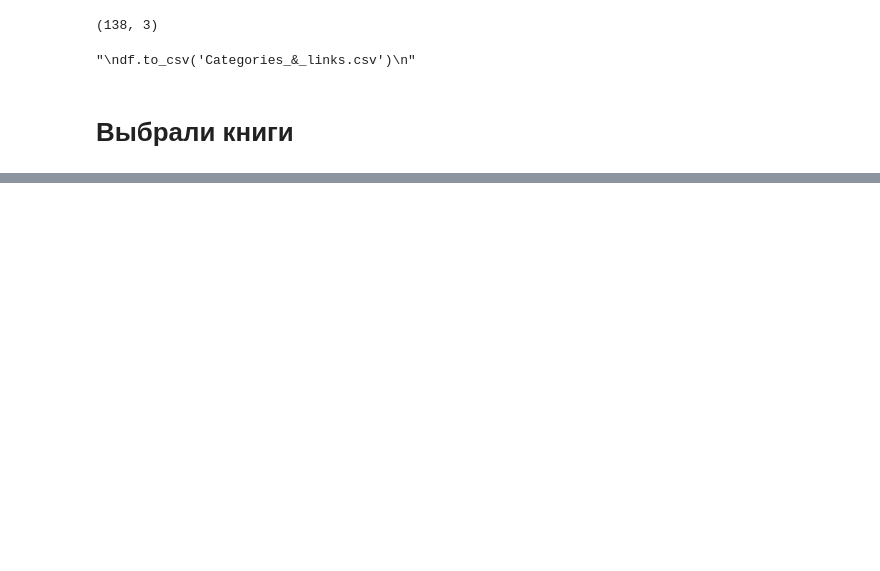
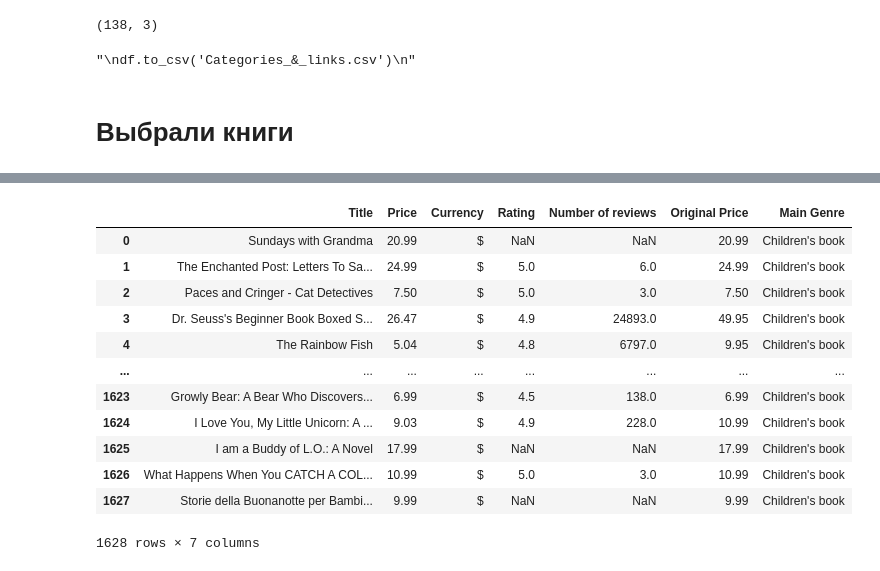
Before and after one commit to MAYBEVI4ER/GP_2, a Jupyter notebook: GP 2 - Scraping & API.ipynb, the cells around one changed output, grey strips where cells are left out. Drawn from its saved outputs; the diff is of its cells as text; code cells hidden in the pictures; blank space fills up the shorter version.

```diff
--- a/GP 2 - Scraping & API.ipynb
+++ b/GP 2 - Scraping & API.ipynb
@@ -423,9 +406,0 @@ driver.get(url)
-# %%
-html = driver.page_source
-
-soup = BeautifulSoup(html, 'html.parser')
-
-df_ = pd.DataFrame({'Category': [], 'Subcategory': [], 'Link': []})
-
-for i in soup.find_all("a", {'class': "a-link-normal s-no-outline"}):
-    print(i.text)
@@ -431,0 +411,24 @@ for i in soup.find_all("a", {'class': "a-link-normal s-no-outline"}):
+# %%
+clickable = driver.find_element(By.ID, 'twotabsearchtextbox')
+flag = True
+
+time.sleep(3)
+
+ActionChains(driver) \
+    .click(clickable) \
+    .perform()
+
+time.sleep(1)
+
+ActionChains(driver)\
+            .send_keys("Children's Books")\
+            .perform()
+
+time.sleep(1)
+
+clickable = driver.find_element(By.ID, 'nav-search-submit-button')
+ActionChains(driver) \
+    .click(clickable) \
+    .perform()
+# %%
+data = pd.DataFrame({'Title': [], 'Price': [], 'Currency':[], 'Rating': [], 'Number of reviews': [], 'Original Price': [], 'Main Genre': []})
@@ -431,0 +499,16 @@ for i in soup.find_all("a", {'class': "a-link-normal s-no-outline"}):
+# %%
+data
+# %% [output]
+|  | Title | Price | Currency | Rating | Number of reviews | Original Price | Main Genre |
+| 0 | Sundays with Grandma | 20.99 | $ | NaN | NaN | 20.99 | Children's book |
+| 1 | The Enchanted Post: Letters To Sa... | 24.99 | $ | 5.0 | 6.0 | 24.99 | Children's book |
+| 2 | Paces and Cringer - Cat Detectives | 7.50 | $ | 5.0 | 3.0 | 7.50 | Children's book |
+| 3 | Dr. Seuss's Beginner Book Boxed S... | 26.47 | $ | 4.9 | 24893.0 | 49.95 | Children's book |
+| 4 | The Rainbow Fish | 5.04 | $ | 4.8 | 6797.0 | 9.95 | Children's book |
+| ... | ... | ... | ... | ... | ... | ... | ... |
+| 1623 | Growly Bear: A Bear Who Discovers... | 6.99 | $ | 4.5 | 138.0 | 6.99 | Children's book |
+| 1624 | I Love You, My Little Unicorn: A ... | 9.03 | $ | 4.9 | 228.0 | 10.99 | Children's book |
+| 1625 | I am a Buddy of L.O.: A Novel | 17.99 | $ | NaN | NaN | 17.99 | Children's book |
+| 1626 | What Happens When You CATCH A COL... | 10.99 | $ | 5.0 | 3.0 | 10.99 | Children's book |
+| 1627 | Storie della Buonanotte per Bambi... | 9.99 | $ | NaN | NaN | 9.99 | Children's book |
+1628 rows × 7 columns
```
Also changed, not shown: parts of 21 cells of this notebook, 1 other file.
